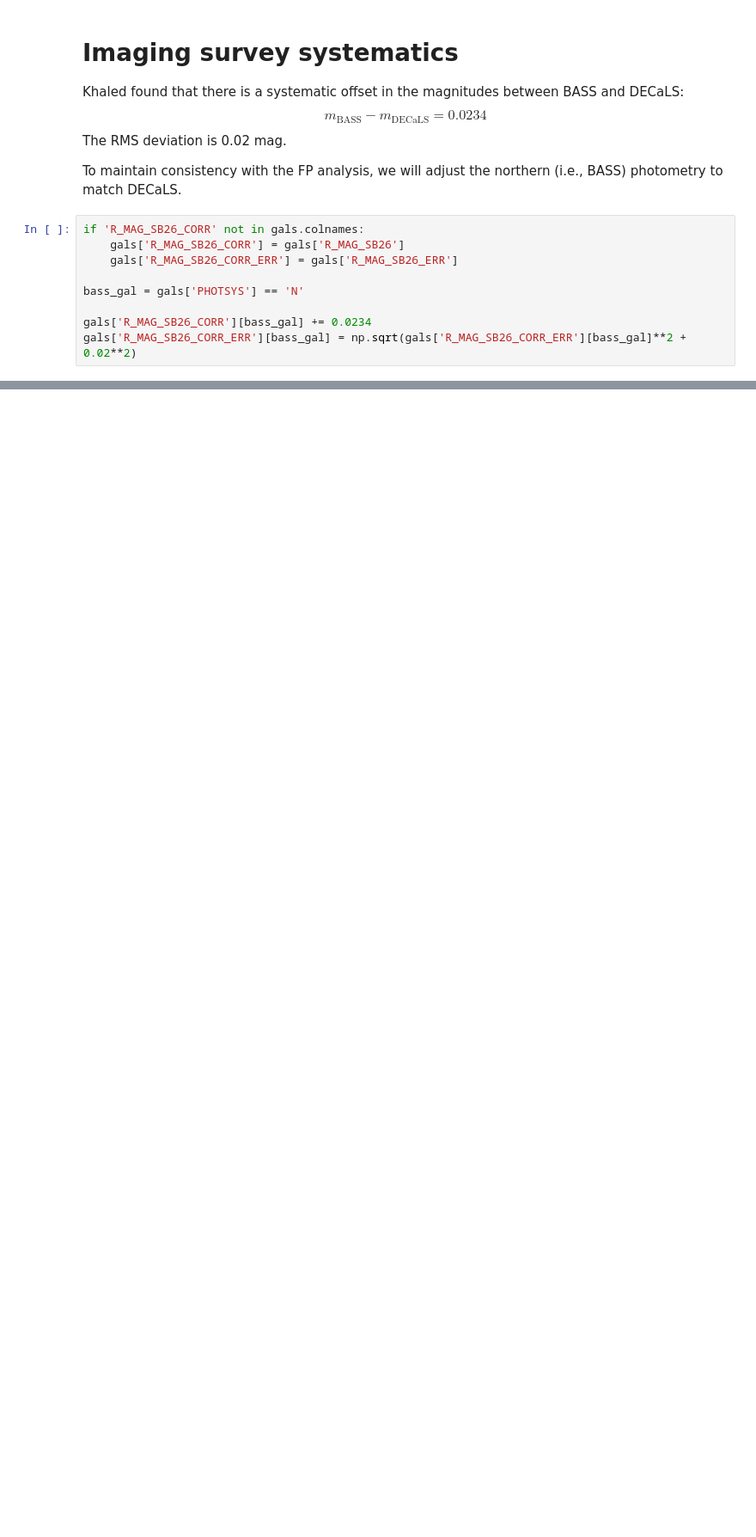
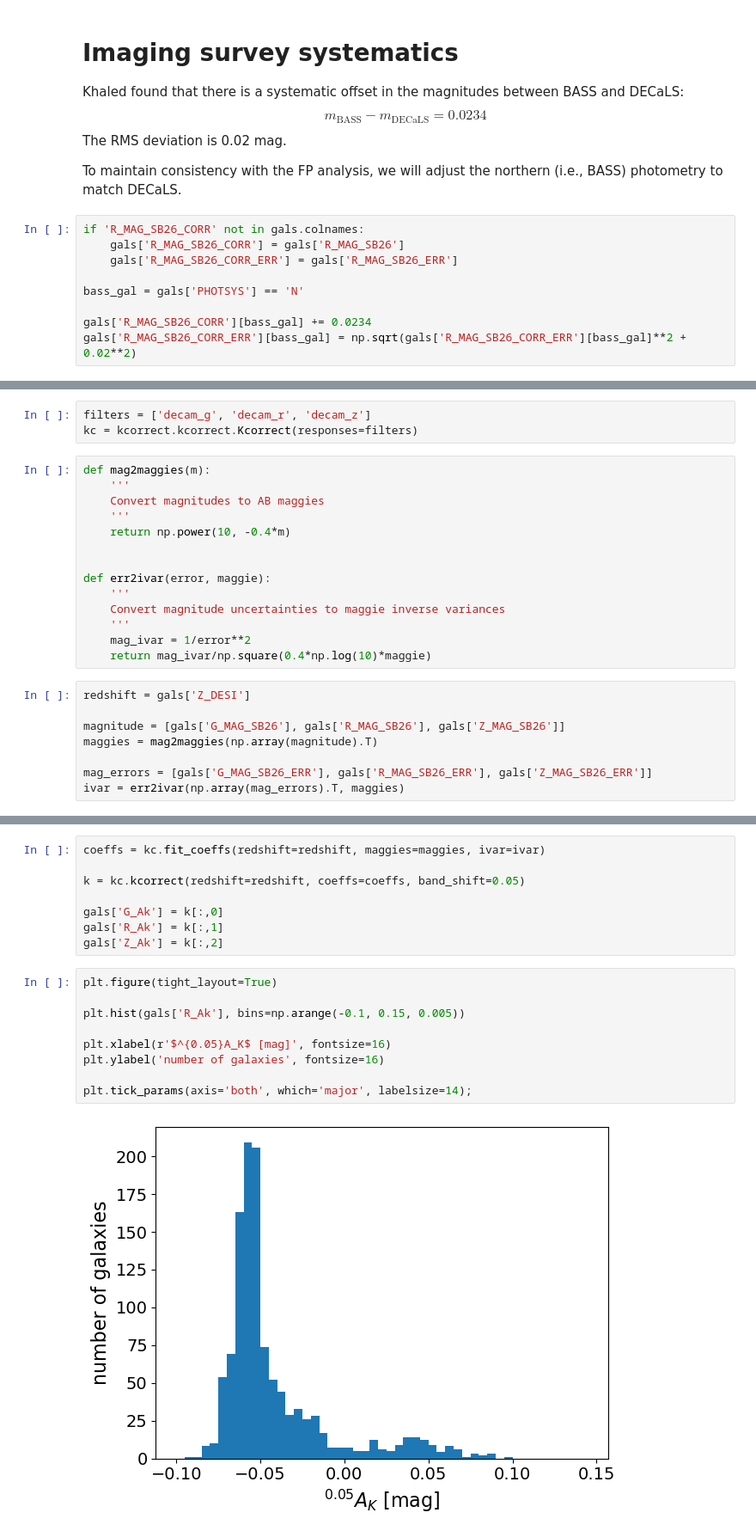
Before and after one commit to DESI-UR/DESI_SGA, a Jupyter notebook: TF/TF_photoCorrect.ipynb, the cells around one changed output, grey strips where cells are left out. Shown at 86% size. Drawn from its saved outputs; the diff is of its cells as text; blank space fills up the shorter version.

Commit message:
Computed k-corrections for Fuji TF galaxies

```diff
--- a/TF/TF_photoCorrect.ipynb
+++ b/TF/TF_photoCorrect.ipynb
@@ -166,0 +171,25 @@ gals['R_MAG_SB26_CORR_ERR'][bass_gal] = np.sqrt(gals['R_MAG_SB26_CORR_ERR'][bass
+# %%
+filters = ['decam_g', 'decam_r', 'decam_z']
+kc = kcorrect.kcorrect.Kcorrect(responses=filters)
+# %%
+def mag2maggies(m):
+    '''
+    Convert magnitudes to AB maggies
+    '''
+    return np.power(10, -0.4*m)
+
+
+def err2ivar(error, maggie):
+    '''
+    Convert magnitude uncertainties to maggie inverse variances
+    '''
+    mag_ivar = 1/error**2
+    return mag_ivar/np.square(0.4*np.log(10)*maggie)
+# %%
+redshift = gals['Z_DESI']
+
+magnitude = [gals['G_MAG_SB26'], gals['R_MAG_SB26'], gals['Z_MAG_SB26']]
+maggies = mag2maggies(np.array(magnitude).T)
+
+mag_errors = [gals['G_MAG_SB26_ERR'], gals['R_MAG_SB26_ERR'], gals['Z_MAG_SB26_ERR']]
+ivar = err2ivar(np.array(mag_errors).T, maggies)
@@ -166,0 +200,19 @@ gals['R_MAG_SB26_CORR_ERR'][bass_gal] = np.sqrt(gals['R_MAG_SB26_CORR_ERR'][bass
+# %%
+coeffs = kc.fit_coeffs(redshift=redshift, maggies=maggies, ivar=ivar)
+
+k = kc.kcorrect(redshift=redshift, coeffs=coeffs, band_shift=0.05)
+
+gals['G_Ak'] = k[:,0]
+gals['R_Ak'] = k[:,1]
+gals['Z_Ak'] = k[:,2]
+# %%
+plt.figure(tight_layout=True)
+
+plt.hist(gals['R_Ak'], bins=np.arange(-0.1, 0.15, 0.005))
+
+plt.xlabel(r'$^{0.05}A_K$ [mag]', fontsize=16)
+plt.ylabel('number of galaxies', fontsize=16)
+
+plt.tick_params(axis='both', which='major', labelsize=14);
+# %% [output]
+[figure, added]
```
Also changed, not shown: parts of 5 cells of this notebook.
